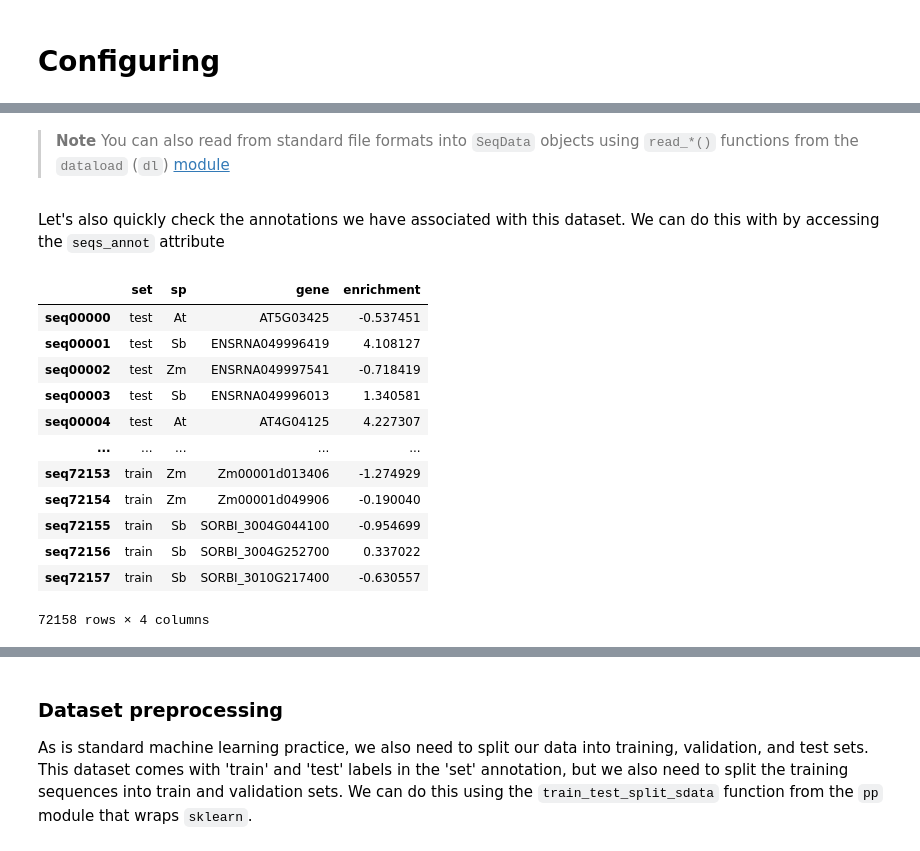
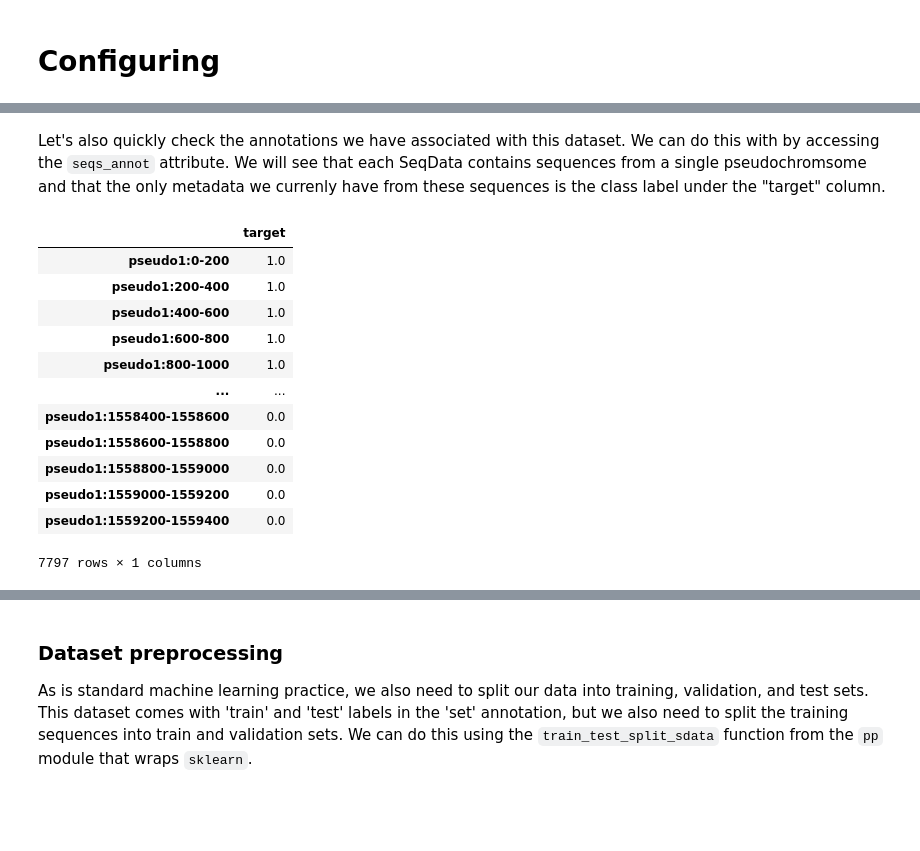
Before and after one commit to ML4GLand/EUGENe, a Jupyter notebook: tutorials/binary_classification_tutorial.ipynb, the cells around one changed output, grey strips where cells are left out. Drawn from its saved outputs; the diff is of its cells as text; code cells hidden in the pictures; blank space fills up the shorter version.

```diff
--- a/tutorials/binary_classification_tutorial.ipynb
+++ b/tutorials/binary_classification_tutorial.ipynb
@@ -37,7 +28,7 @@ To make the sometimes painful process of keeping track of global parameters and
 # %%
 # Configure EUGENe directories, if you do not set these, EUGENe will use the default directories
-eu.settings.config_dir = "./tutorial_configs" # Directory to specify when you want to load a model from a config file
-eu.settings.dataset_dir = "../eugene/datasets/janggu_resources" # Directory where EUGENe will download datasets to
-eu.settings.logging_dir = "./tutorial_logs" # Directory where EUGENe will save Tensorboard training logs and model checkpoints to
-eu.settings.output_dir = "./tutorial_output" # Directory where EUGENe will save output files to
-eu.settings.figure_dir = "./tutorial_figures" # Directory to specify to EUGENe to save figures to
+eu.settings.config_dir = "/cellar/users/aklie/projects/EUGENe/tutorial_configs" # Directory to specify when you want to load a model from a config file
+eu.settings.dataset_dir = "/cellar/users/aklie/projects/EUGENe/eugene/datasets/janggu_resources" # Directory where EUGENe will download datasets to
+eu.settings.logging_dir = "/cellar/users/aklie/projects/EUGENe/tutorial_logs" # Directory where EUGENe will save Tensorboard training logs and model checkpoints to
+eu.settings.output_dir = "/cellar/users/aklie/projects/EUGENe/tutorial_output" # Directory where EUGENe will save output files to
+eu.settings.figure_dir = "/cellar/users/aklie/projects/EUGENe/tutorial_figures" # Directory to specify to EUGENe to save figures to
@@ -86,22 +85,19 @@ uns: None
-# %% [markdown]
-> **Note**
-> You can also read from standard file formats into `SeqData` objects using `read_*()` functions from the `dataload` (`dl`) [module](https://eugene-tools.readthedocs.io/en/latest/usage-principles.html#dataload-read-write-data-from-many-common-file-formats)
 # %% [markdown]
-Let's also quickly check the annotations we have associated with this dataset. We can do this with by accessing the `seqs_annot` attribute
+Let's also quickly check the annotations we have associated with this dataset. We can do this with by accessing the `seqs_annot` attribute. We will see that each SeqData contains sequences from a single pseudochromsome and that the only metadata we currenly have from these sequences is the class label under the "target" column.
 # %%
 # Check what annotations we have for this dataset
-sdata.seqs_annot
+sdata_train.seqs_annot
 # %% [output]
-|  | set | sp | gene | enrichment |
-| seq00000 | test | At | AT5G03425 | -0.537451 |
-| seq00001 | test | Sb | ENSRNA049996419 | 4.108127 |
-| seq00002 | test | Zm | ENSRNA049997541 | -0.718419 |
-| seq00003 | test | Sb | ENSRNA049996013 | 1.340581 |
-| seq00004 | test | At | AT4G04125 | 4.227307 |
-| ... | ... | ... | ... | ... |
-| seq72153 | train | Zm | Zm00001d013406 | -1.274929 |
-| seq72154 | train | Zm | Zm00001d049906 | -0.190040 |
-| seq72155 | train | Sb | SORBI_3004G044100 | -0.954699 |
-| seq72156 | train | Sb | SORBI_3004G252700 | 0.337022 |
-| seq72157 | train | Sb | SORBI_3010G217400 | -0.630557 |
+|  | target |
+| pseudo1:0-200 | 1.0 |
+| pseudo1:200-400 | 1.0 |
+| pseudo1:400-600 | 1.0 |
+| pseudo1:600-800 | 1.0 |
+| pseudo1:800-1000 | 1.0 |
+| ... | ... |
+| pseudo1:1558400-1558600 | 0.0 |
+| pseudo1:1558600-1558800 | 0.0 |
+| pseudo1:1558800-1559000 | 0.0 |
+| pseudo1:1559000-1559200 | 0.0 |
+| pseudo1:1559200-1559400 | 0.0 |
-72158 rows × 4 columns
+7797 rows × 1 columns
```
Also changed, not shown: parts of 31 cells of this notebook, 5 other files.
